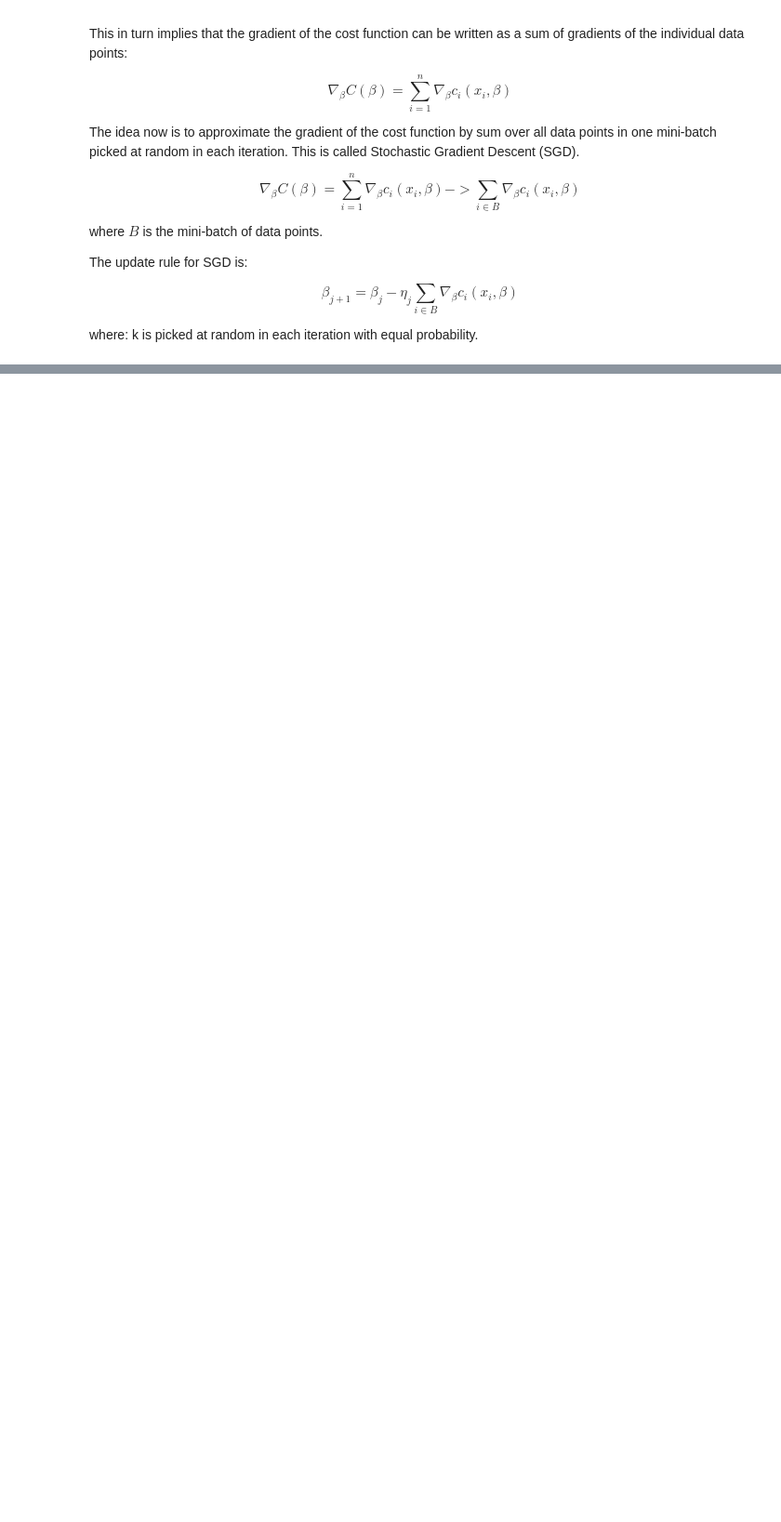
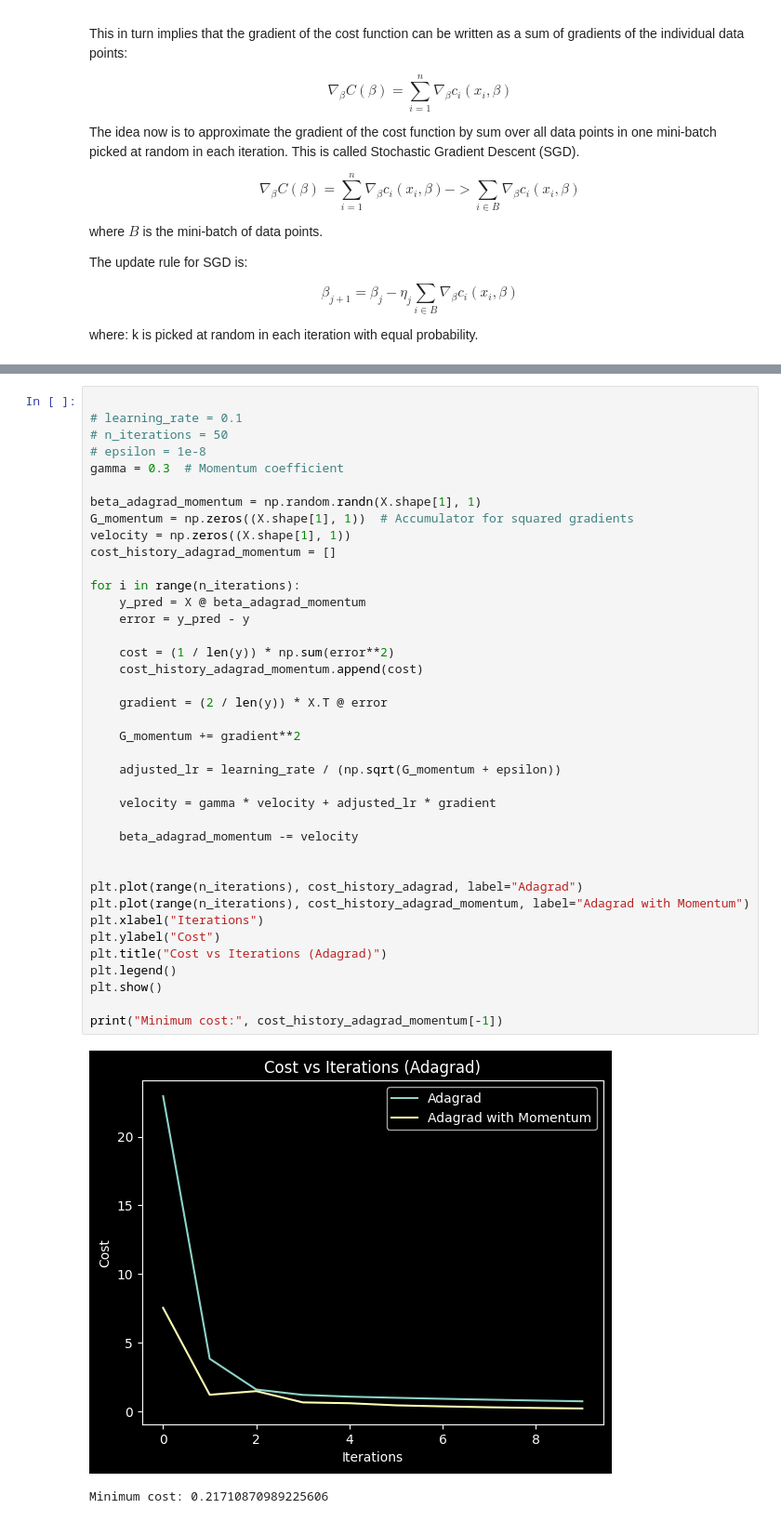
Before and after one commit to javidaf/expert-machine, a Jupyter notebook: ml-p2/ml_p2/notebooks/E41.ipynb, the cells around one changed output, grey strips where cells are left out. Shown: that part at 93% size. Saved outputs shown, nothing was run; the diff lists cells and outputs as text; blank space fills up the shorter version.

```diff
--- a/ml-p2/ml_p2/notebooks/E41.ipynb
+++ b/ml-p2/ml_p2/notebooks/E41.ipynb
@@ -211,0 +289,42 @@ plt.show()
+# %%
+
+# learning_rate = 0.1
+# n_iterations = 50
+# epsilon = 1e-8
+gamma = 0.3  # Momentum coefficient
+
+beta_adagrad_momentum = np.random.randn(X.shape[1], 1)
+G_momentum = np.zeros((X.shape[1], 1))  # Accumulator for squared gradients
+velocity = np.zeros((X.shape[1], 1))
+cost_history_adagrad_momentum = []
+
+for i in range(n_iterations):
+    y_pred = X @ beta_adagrad_momentum
+    error = y_pred - y
+
+    cost = (1 / len(y)) * np.sum(error**2)
+    cost_history_adagrad_momentum.append(cost)
+
+    gradient = (2 / len(y)) * X.T @ error
+
+    G_momentum += gradient**2
+
+    adjusted_lr = learning_rate / (np.sqrt(G_momentum + epsilon))
+
+    velocity = gamma * velocity + adjusted_lr * gradient
+
+    beta_adagrad_momentum -= velocity
+
+
+plt.plot(range(n_iterations), cost_history_adagrad, label="Adagrad")
+plt.plot(range(n_iterations), cost_history_adagrad_momentum, label="Adagrad with Momentum")
+plt.xlabel("Iterations")
+plt.ylabel("Cost")
+plt.title("Cost vs Iterations (Adagrad)")
+plt.legend()
+plt.show()
+
+print("Minimum cost:", cost_history_adagrad_momentum[-1])
+# %% [output]
+[figure, added]
+Minimum cost: 0.21710870989225606
```
Also changed, not shown: parts of 14 cells of this notebook.
